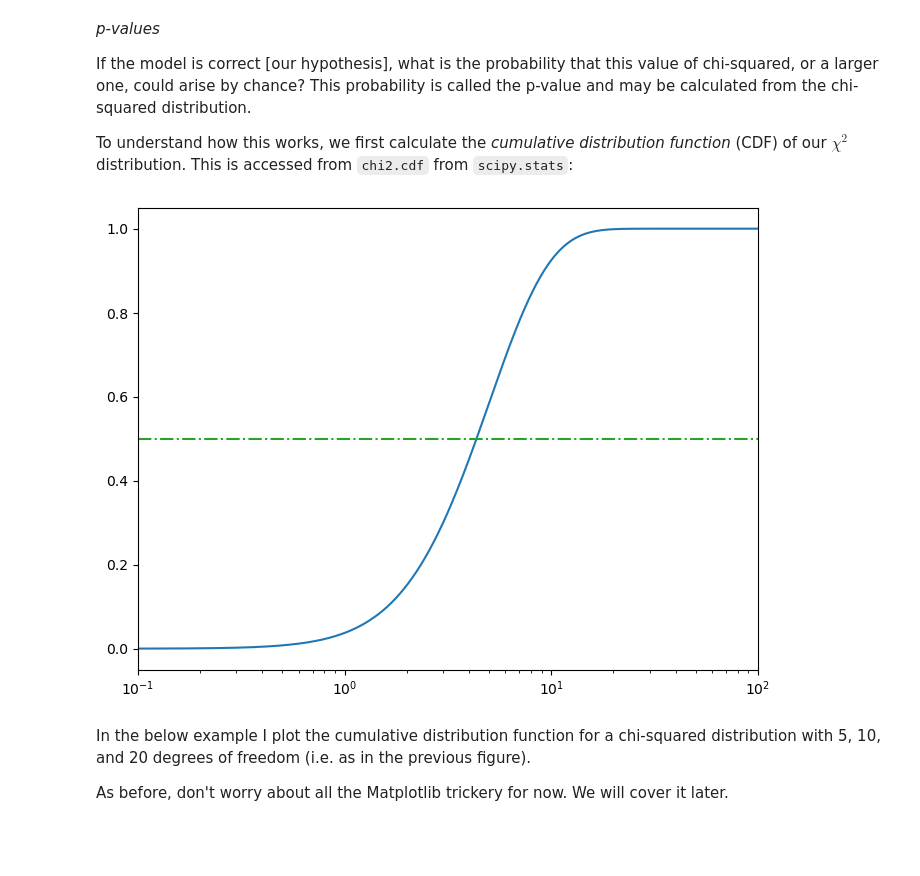
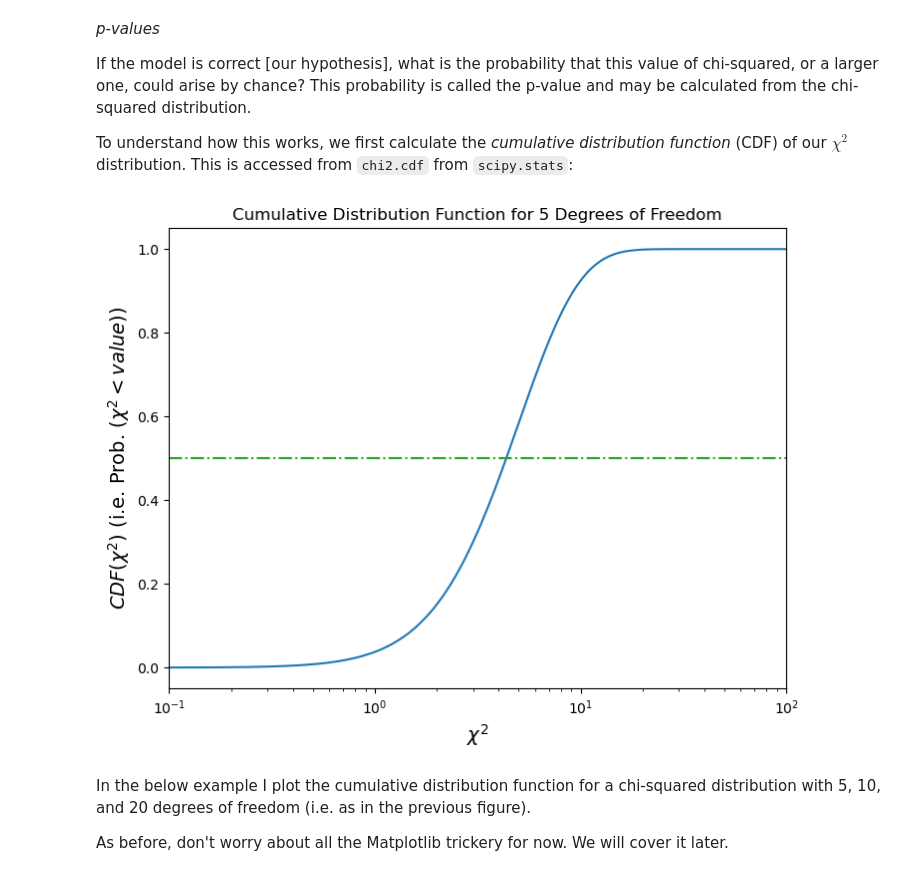
Before and after one commit to thaynecurrie/phys7903_fall2024, a Jupyter notebook: ScientificPythonNotes/SciPy/Python_scipy_part3c.ipynb, the cells around one changed output. Cells and saved outputs as stored; diff of their text form; code cells hidden in the pictures; blank space fills up the shorter version.

```diff
--- a/ScientificPythonNotes/SciPy/Python_scipy_part3.ipynb
+++ b/ScientificPythonNotes/SciPy/Python_scipy_part3c.ipynb
@@ -597,21 +154,26 @@ To understand how this works, we first calculate the _cumulative distribution fu
 # %%
 
 #array of chisq values
 
 chisqval=np.arange(0,1000,0.01)
 
 #choose some number of degrees of freedom
 
 dof=5
 
 cdf=chi2.cdf(chisqval,dof)
 
 plt.plot(chisqval,cdf)
 plt.xlim(0.1,100)
 plt.axhline(0.5,ls='-.',color='tab:green')
+plt.title('Cumulative Distribution Function for {0:s} Degrees of Freedom'.format(str(dof)))
+#plt.xlabel('x')
+#plt.ylabel('P(X) $<$ x')
+plt.xlabel(r'$\chi^{2}$',fontsize=14)
+plt.ylabel(r'$CDF(\chi^{2})$ (i.e. Prob. ($\chi^{2} < value$))',fontsize=14)
 plt.xscale('log')
 # %% [output]
-[figure, old version]
+[figure, new version]
 # %% [markdown]
 In the below example I plot the cumulative distribution function for a chi-squared distribution with 5, 10, and 20 degrees of freedom (i.e. as in the previous figure).
 
```
Also changed, not shown: parts of 39 cells of this notebook, 4 other files.
